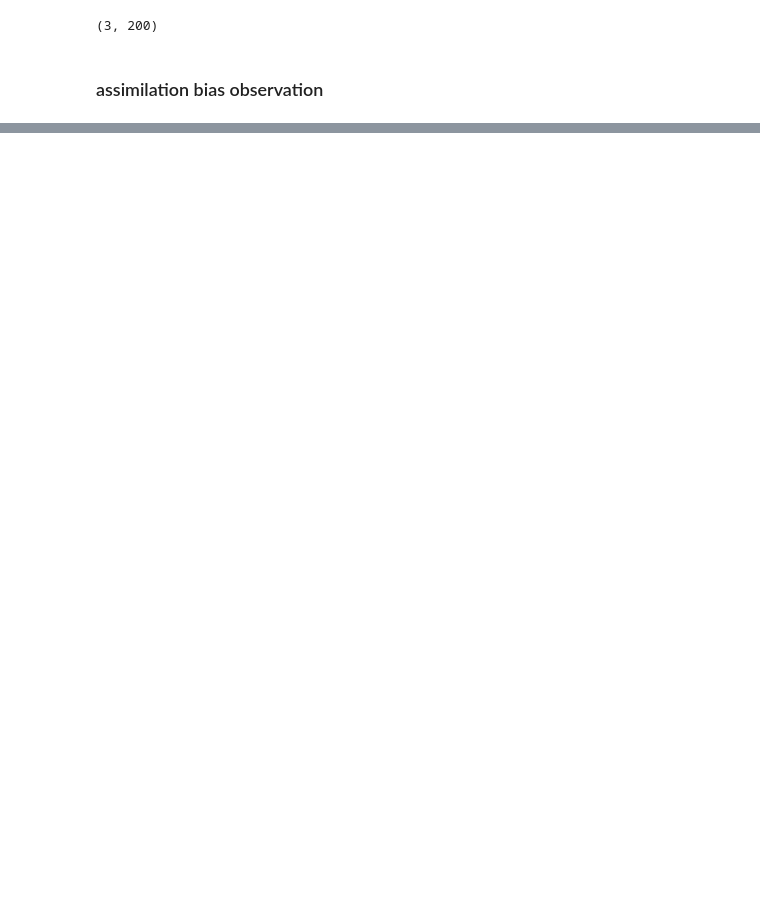
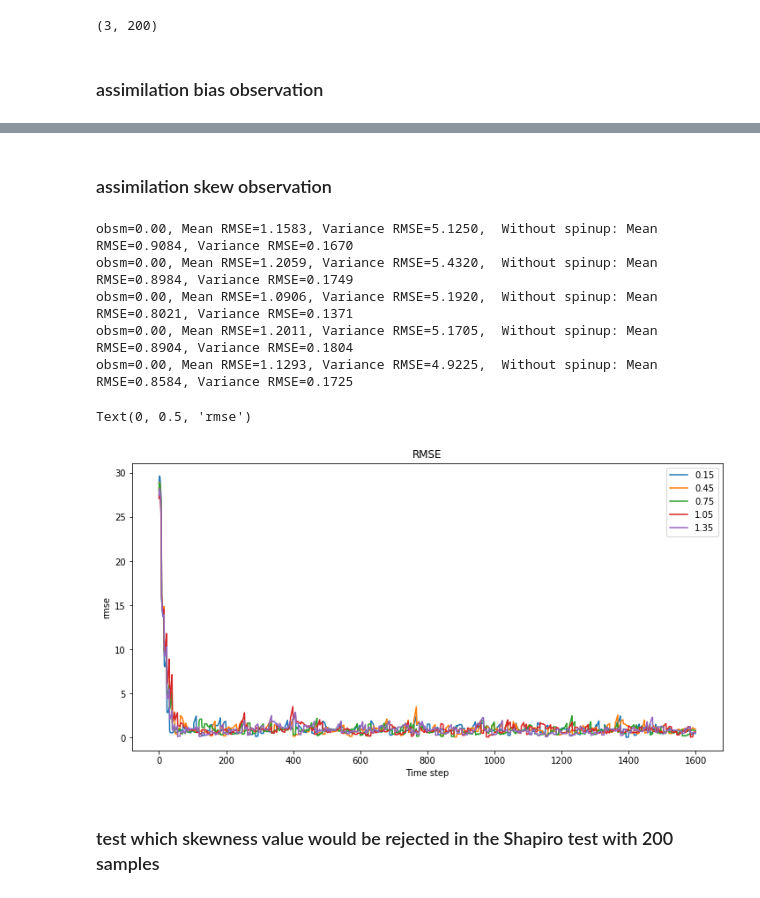
Before and after one commit to micky85lu/Data-Assimilation-Project, a Jupyter notebook: experiment.ipynb, the cells around one changed output, grey strips where cells are left out. Saved outputs shown, nothing was run; the diff lists cells and outputs as text; code cells hidden in the pictures; blank space fills up the shorter version.

```diff
--- a/experiment.ipynb
+++ b/experiment.ipynb
@@ -331,0 +531,48 @@ for obsm in [0.05, 0.15, 0.2, 0.25, 0.3, 0.35, 0.4]:
+# %% [markdown]
+### assimilation skew observation
+# %%
+plt.figure(figsize=(12, 6))
+
+for ex_a in ex_alpha:
+    key = f'{ex_a:4.2f}'
+    obs = ex_obs_dict[key]
+
+    enkf_params = {
+        'X_ens_ini': X_ens_ini,
+        'obs': obs,
+        'obs_interv': 8,
+        'R': R,
+        'H_func': None,
+        'alpha': 0.3,
+        'inflat': 1.4
+    }
+
+    enkf = EnKF(lorenz63_fdm, dt)
+    enkf.set_params(**enkf_params)
+    enkf.cycle()
+    enkf.analysis
+    ens_mean = enkf.analysis.mean(axis=0)
+
+    # calculate RMSE and stable index
+    rmse_enkf = np.sqrt(np.mean((ens_mean-X_nature)**2, axis=0))
+    print(
+        f'alpha={ex_a:.2f}, Mean RMSE={rmse_enkf.mean():.4f}, Variance RMSE={rmse_enkf.var():.4f},  '
+        + f'Without spinup: Mean RMSE={rmse_enkf[50:].mean():.4f}, Variance RMSE={rmse_enkf[50:].var():.4f}'
+    )
+
+    plt.plot(rmse_enkf, label=key)
+
+plt.legend()
+plt.title('RMSE')
+plt.xlabel('Time step')
+plt.ylabel('rmse');
+# %% [output]
+obsm=0.00, Mean RMSE=1.1583, Variance RMSE=5.1250,  Without spinup: Mean RMSE=0.9084, Variance RMSE=0.1670
+obsm=0.00, Mean RMSE=1.2059, Variance RMSE=5.4320,  Without spinup: Mean RMSE=0.8984, Variance RMSE=0.1749
+obsm=0.00, Mean RMSE=1.0906, Variance RMSE=5.1920,  Without spinup: Mean RMSE=0.8021, Variance RMSE=0.1371
+obsm=0.00, Mean RMSE=1.2011, Variance RMSE=5.1705,  Without spinup: Mean RMSE=0.8904, Variance RMSE=0.1804
+obsm=0.00, Mean RMSE=1.1293, Variance RMSE=4.9225,  Without spinup: Mean RMSE=0.8584, Variance RMSE=0.1725
+Text(0, 0.5, 'rmse')
+[figure, added]
+# %% [markdown]
+### test which skewness value would be rejected in the Shapiro test with 200 samples
```
Also changed, not shown: parts of 20 cells of this notebook, 1 other file.
